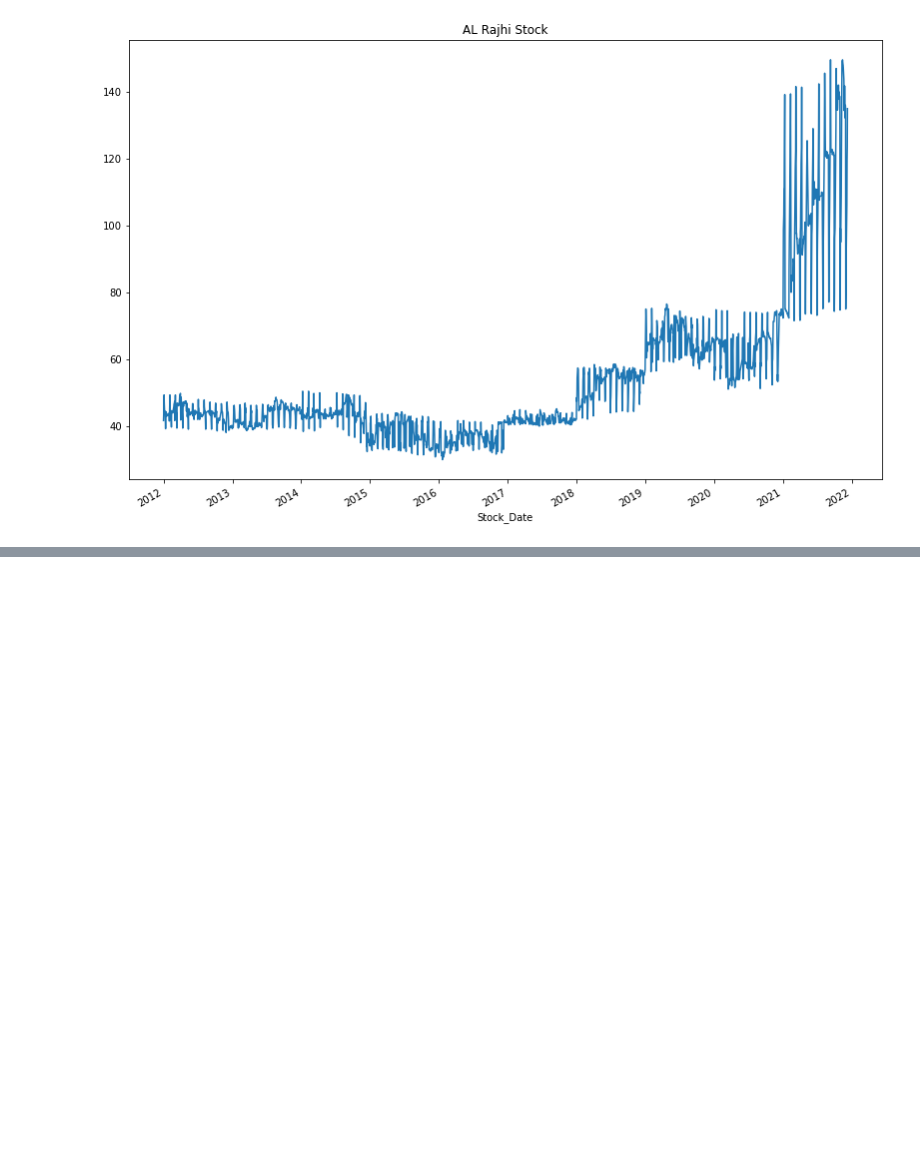
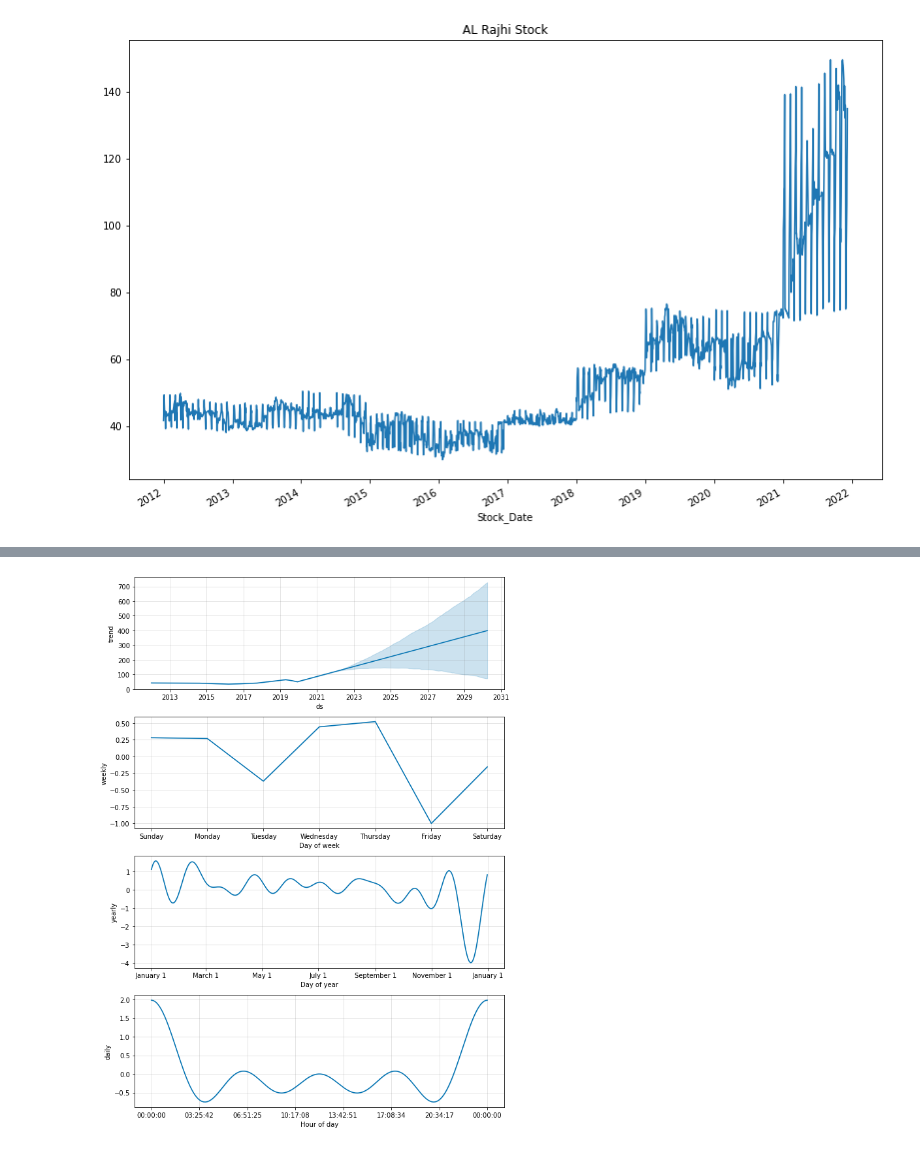
Before and after one commit to Hananalshehri/AlRajhi_Stock-, a Jupyter notebook: stocks.ipynb, the cells around one changed output, grey strips where cells are left out. Cells and saved outputs as stored; diff of their text form; code cells hidden in the pictures; blank space fills up the shorter version.

```diff
--- a/stocks.ipynb
+++ b/stocks.ipynb
@@ -240,0 +362,4 @@ fig.set_size_inches(13.5, 9)
+# %%
+plt2 = m.plot_components(forecast)
+# %% [output]
+[figure, added]
```
Also changed, not shown: parts of 19 cells of this notebook.
